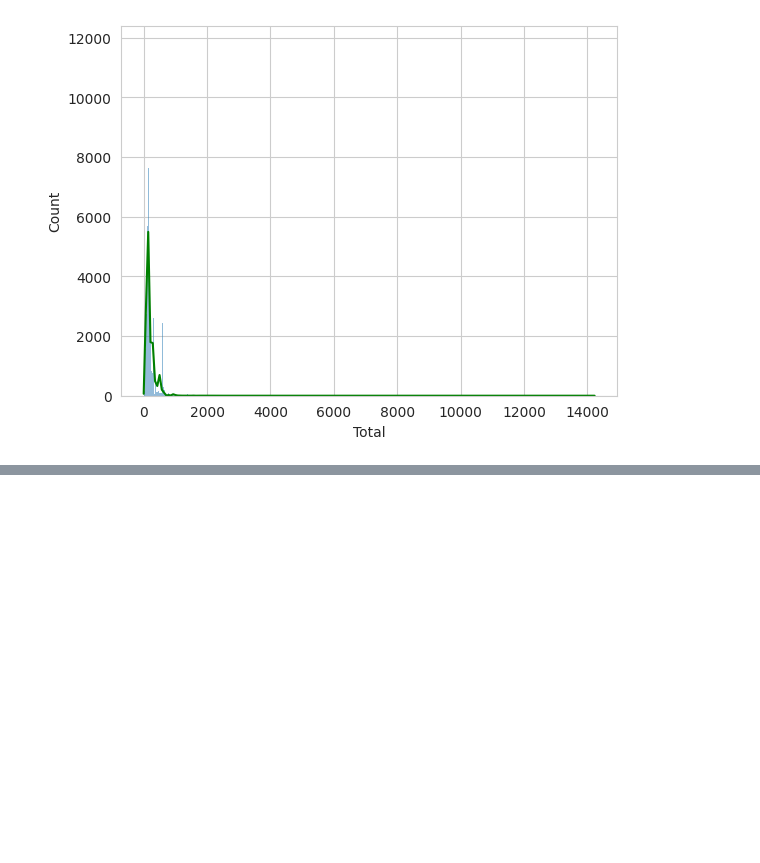
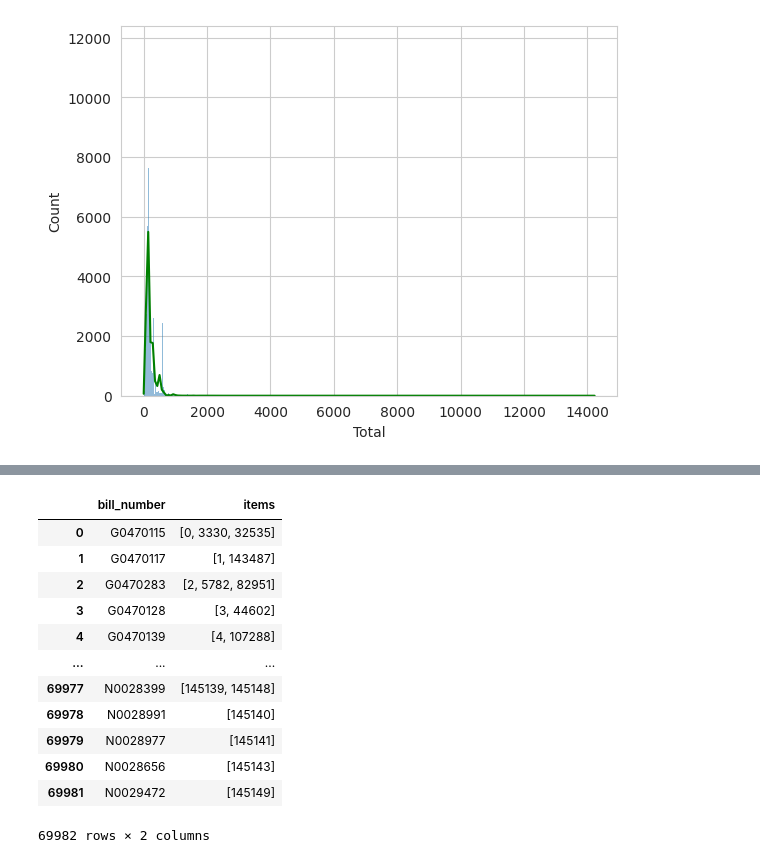
Before and after one commit to sarang-manohar/hogwarts, a Jupyter notebook: academia/marketResearchAnalysis/code/code.ipynb, the cells around one changed output, grey strips where cells are left out. Drawn from its saved outputs; the diff is of its cells as text; code cells hidden in the pictures; blank space fills up the shorter version.

```diff
--- a/academia/marketResearchAnalysis/code/code.ipynb
+++ b/academia/marketResearchAnalysis/code/code.ipynb
@@ -332,2 +361,12 @@ Total
 # %%
 raw_data.to_csv('../data/eda_output.csv')
+# %%
+temp = raw_data[['Bill_Number', 'Item_Desc']]
+bill_number = []
+item_list = []
+
+for i, bill in enumerate(temp['Bill_Number'].unique()):
+    tmp_item_list = temp[temp['Bill_Number']== bill].Item_Desc.apply(lambda x:x.strip()).values.flatten().tolist()
+    bill_number.append(bill)
+    item_list.append(tmp_item_list)
+    print(i)
@@ -333,0 +431,19 @@ raw_data.to_csv('../data/eda_output.csv')
+# %%
+mra_data = pd.DataFrame({'bill_number':bill_number, 'items':item_list})
+mra_data.to_csv('../data/mra_data.csv')
+# %%
+mra_data
+# %% [output]
+|  | bill_number | items |
+| 0 | G0470115 | [0, 3330, 32535] |
+| 1 | G0470117 | [1, 143487] |
+| 2 | G0470283 | [2, 5782, 82951] |
+| 3 | G0470128 | [3, 44602] |
+| 4 | G0470139 | [4, 107288] |
+| ... | ... | ... |
+| 69977 | N0028399 | [145139, 145148] |
+| 69978 | N0028991 | [145140] |
+| 69979 | N0028977 | [145141] |
+| 69980 | N0028656 | [145143] |
+| 69981 | N0029472 | [145149] |
+69982 rows × 2 columns
```
Also changed, not shown: parts of 19 cells of this notebook, 3 other files.
